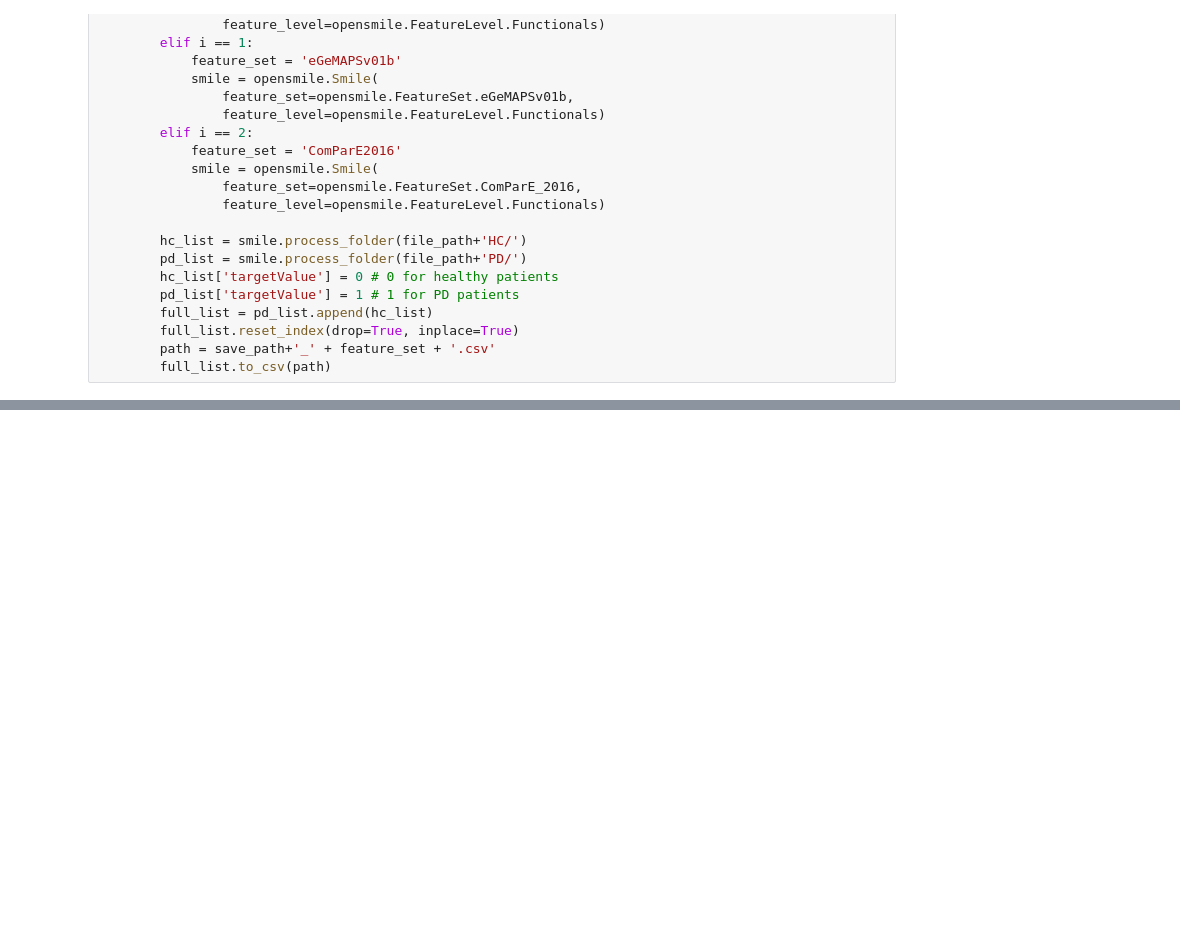
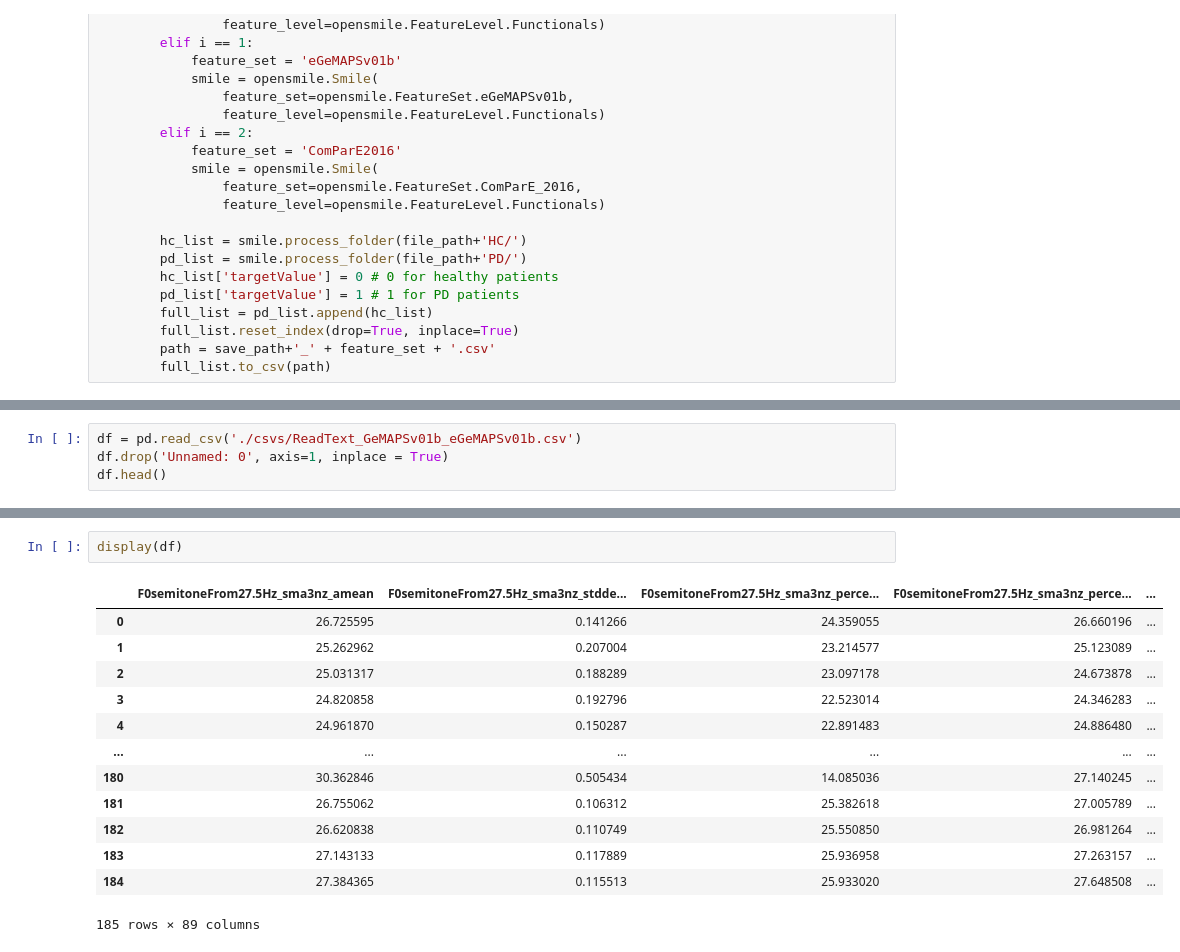
Before and after one commit to maja-kruszyk/Parkinson-AI, a Jupyter notebook: data_preperation.ipynb, the cells around one changed output, grey strips where cells are left out. Drawn from its saved outputs; the diff is of its cells as text; blank space fills up the shorter version.

```diff
--- a/data_preperation.ipynb
+++ b/data_preperation.ipynb
@@ -151,0 +180,4 @@ df.head()
+# %%
+df = pd.read_csv('./csvs/ReadText_GeMAPSv01b_eGeMAPSv01b.csv')
+df.drop('Unnamed: 0', axis=1, inplace = True)
+df.head()
@@ -151,0 +192,16 @@ df.head()
+# %%
+display(df)
+# %% [output]
+|  | F0semitoneFrom27.5Hz_sma3nz_amean | F0semitoneFrom27.5Hz_sma3nz_stdde... | F0semitoneFrom27.5Hz_sma3nz_perce... | F0semitoneFrom27.5Hz_sma3nz_perce... | ... |
+| 0 | 26.725595 | 0.141266 | 24.359055 | 26.660196 | ... |
+| 1 | 25.262962 | 0.207004 | 23.214577 | 25.123089 | ... |
+| 2 | 25.031317 | 0.188289 | 23.097178 | 24.673878 | ... |
+| 3 | 24.820858 | 0.192796 | 22.523014 | 24.346283 | ... |
+| 4 | 24.961870 | 0.150287 | 22.891483 | 24.886480 | ... |
+| ... | ... | ... | ... | ... | ... |
+| 180 | 30.362846 | 0.505434 | 14.085036 | 27.140245 | ... |
+| 181 | 26.755062 | 0.106312 | 25.382618 | 27.005789 | ... |
+| 182 | 26.620838 | 0.110749 | 25.550850 | 26.981264 | ... |
+| 183 | 27.143133 | 0.117889 | 25.936958 | 27.263157 | ... |
+| 184 | 27.384365 | 0.115513 | 25.933020 | 27.648508 | ... |
+185 rows × 89 columns
```
Also changed, not shown: parts of 9 cells of this notebook, 36 other files.
